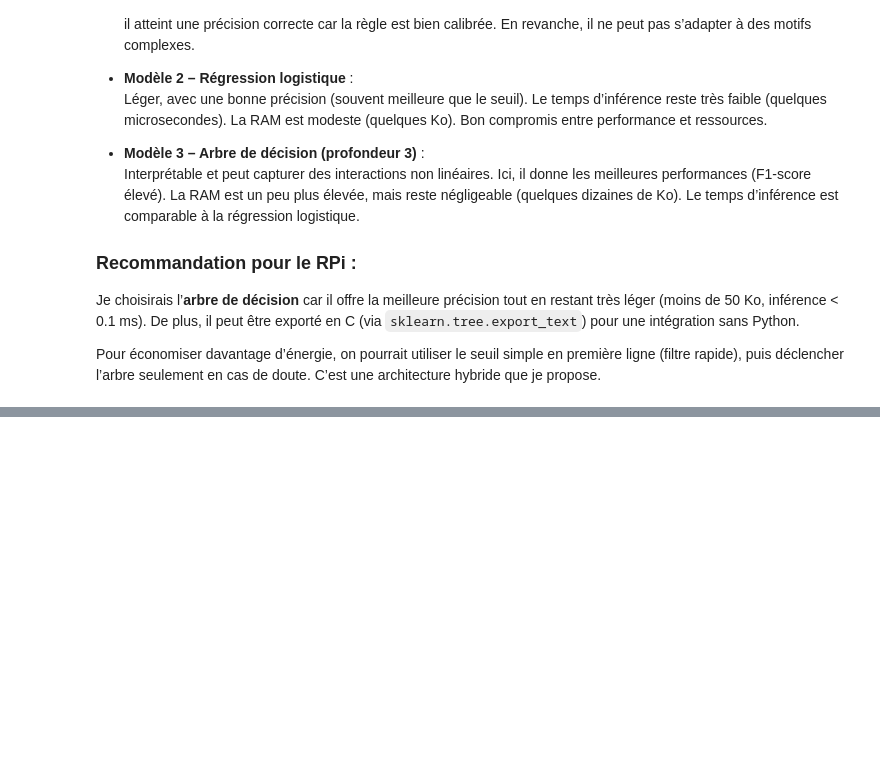
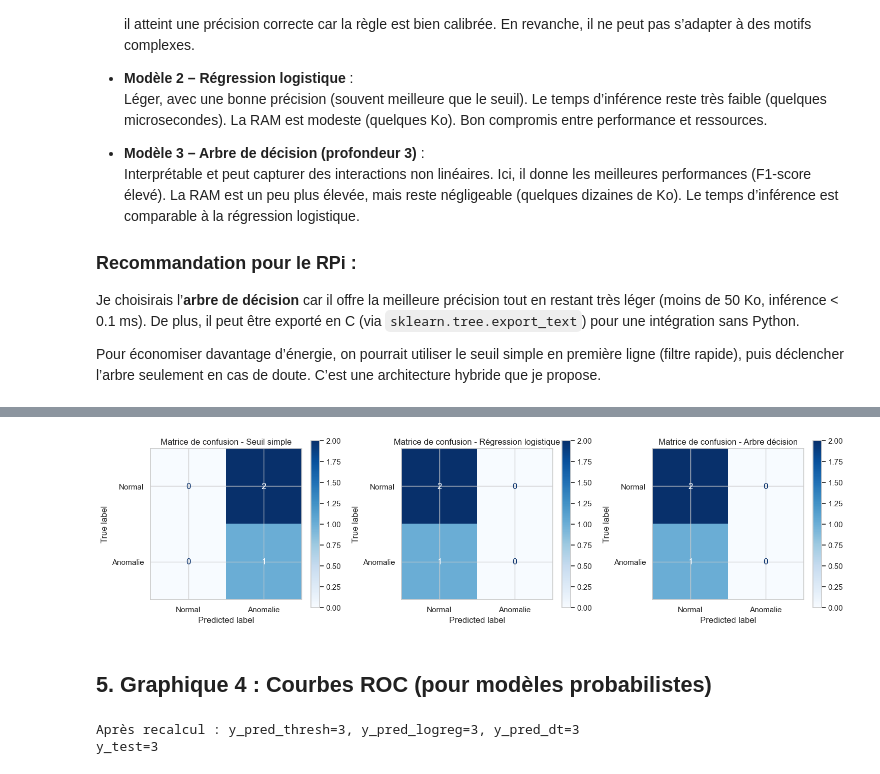
Before and after one commit to Ramadiaw12/IoT_project, a Jupyter notebook: notebooks/analysis.ipynb, the cells around one changed output, grey strips where cells are left out. Cells and saved outputs as stored; diff of their text form; code cells hidden in the pictures; blank space fills up the shorter version.

```diff
--- a/notebooks/analysis.ipynb
+++ b/notebooks/analysis.ipynb
@@ -993,0 +1110,31 @@ Pour économiser davantage d’énergie, on pourrait utiliser le seuil simple en
+# %%
+from sklearn.metrics import confusion_matrix, ConfusionMatrixDisplay
+
+fig, axes = plt.subplots(1, 3, figsize=(15, 4))
+models_pred = [y_pred_thresh, y_pred_logreg, y_pred_dt]
+model_names = ['Seuil simple', 'Régression logistique', 'Arbre décision']
+
+for i, (pred, name) in enumerate(zip(models_pred, model_names)):
+    cm = confusion_matrix(y_test, pred)
+    disp = ConfusionMatrixDisplay(confusion_matrix=cm, display_labels=['Normal', 'Anomalie'])
+    disp.plot(ax=axes[i], cmap='Blues', values_format='d')
+    axes[i].set_title(f'Matrice de confusion - {name}')
+plt.tight_layout()
+plt.show()
+# %% [output]
+[figure, added]
+# %% [markdown]
+## 5. Graphique 4 : Courbes ROC (pour modèles probabilistes)
+# %%
+# Recalculer les prédictions pour être sûr d'avoir la même longueur que y_test
+y_pred_thresh = [1 if threshold_model(row['n_trips'], row['mean_duration_sec']) else 0
+                 for _, row in X_test.iterrows()]
+
+y_pred_logreg = logreg.predict(X_test_scaled)
+y_pred_dt = dt.predict(X_test)
+
+print(f"Après recalcul : y_pred_thresh={len(y_pred_thresh)}, y_pred_logreg={len(y_pred_logreg)}, y_pred_dt={len(y_pred_dt)}")
+print(f"y_test={len(y_test)}")
+# %% [output]
+Après recalcul : y_pred_thresh=3, y_pred_logreg=3, y_pred_dt=3
+y_test=3
```
Also changed, not shown: parts of 12 cells of this notebook.
